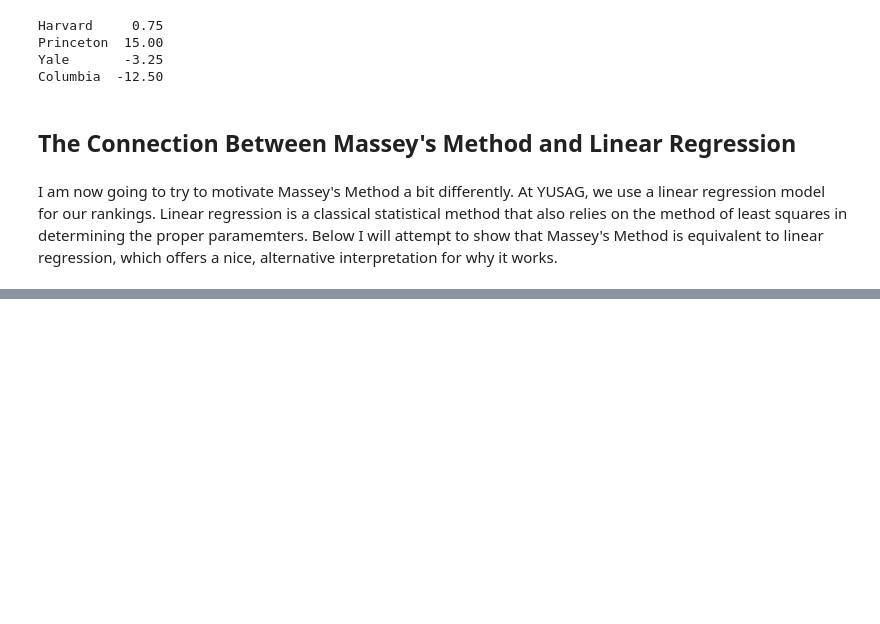
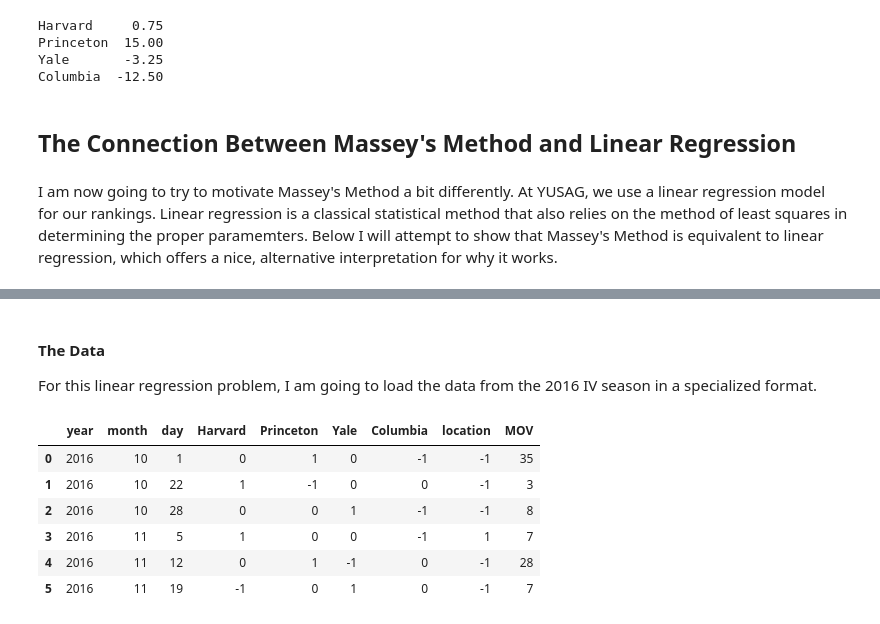
Before and after one commit to mc-robinson/ratings_methods, a Jupyter notebook: massey_ratings.ipynb, the cells around one changed output, grey strips where cells are left out. Drawn from its saved outputs; the diff is of its cells as text; code cells hidden in the pictures; blank space fills up the shorter version.

```diff
--- a/massey_ratings.ipynb
+++ b/massey_ratings.ipynb
@@ -547,0 +564,15 @@ where:
+# %% [markdown]
+#### The Data ####
+
+For this linear regression problem, I am going to load the data from the 2016 IV season in a specialized format.
+# %%
+lin_reg_df = pd.read_csv('IV_linear_regression_data.csv')
+lin_reg_df
+# %% [output]
+|  | year | month | day | Harvard | Princeton | Yale | Columbia | location | MOV |
+| 0 | 2016 | 10 | 1 | 0 | 1 | 0 | -1 | -1 | 35 |
+| 1 | 2016 | 10 | 22 | 1 | -1 | 0 | 0 | -1 | 3 |
+| 2 | 2016 | 10 | 28 | 0 | 0 | 1 | -1 | -1 | 8 |
+| 3 | 2016 | 11 | 5 | 1 | 0 | 0 | -1 | 1 | 7 |
+| 4 | 2016 | 11 | 12 | 0 | 1 | -1 | 0 | -1 | 28 |
+| 5 | 2016 | 11 | 19 | -1 | 0 | 1 | 0 | -1 | 7 |
```
Also changed, not shown: parts of 16 cells of this notebook.
